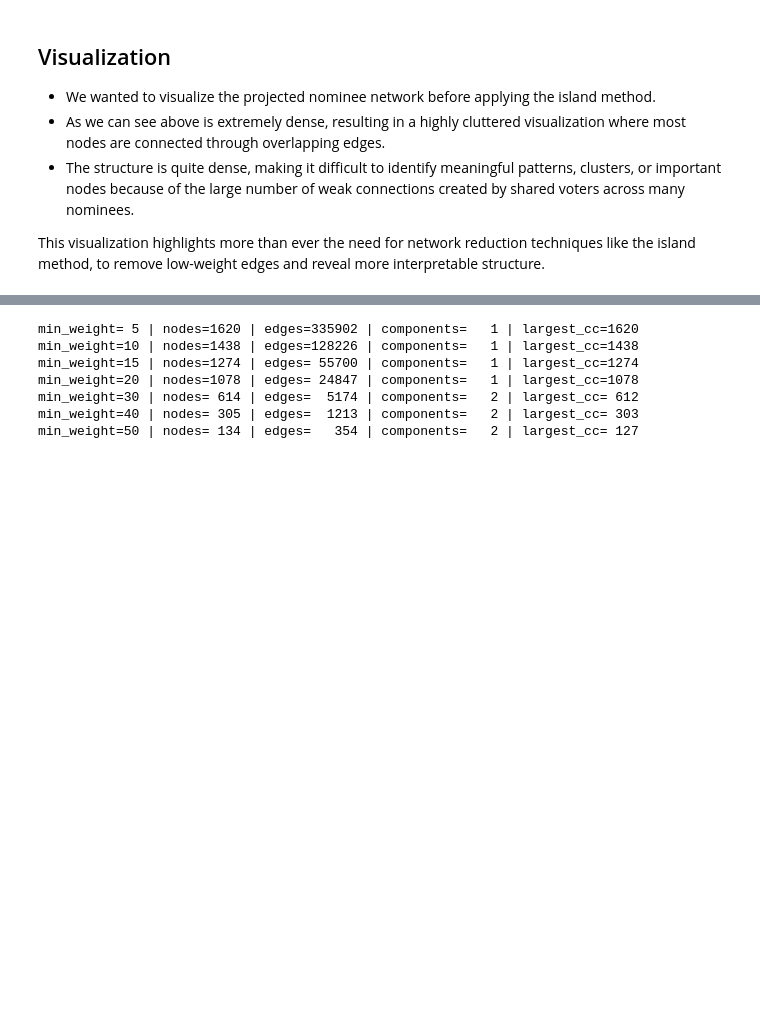
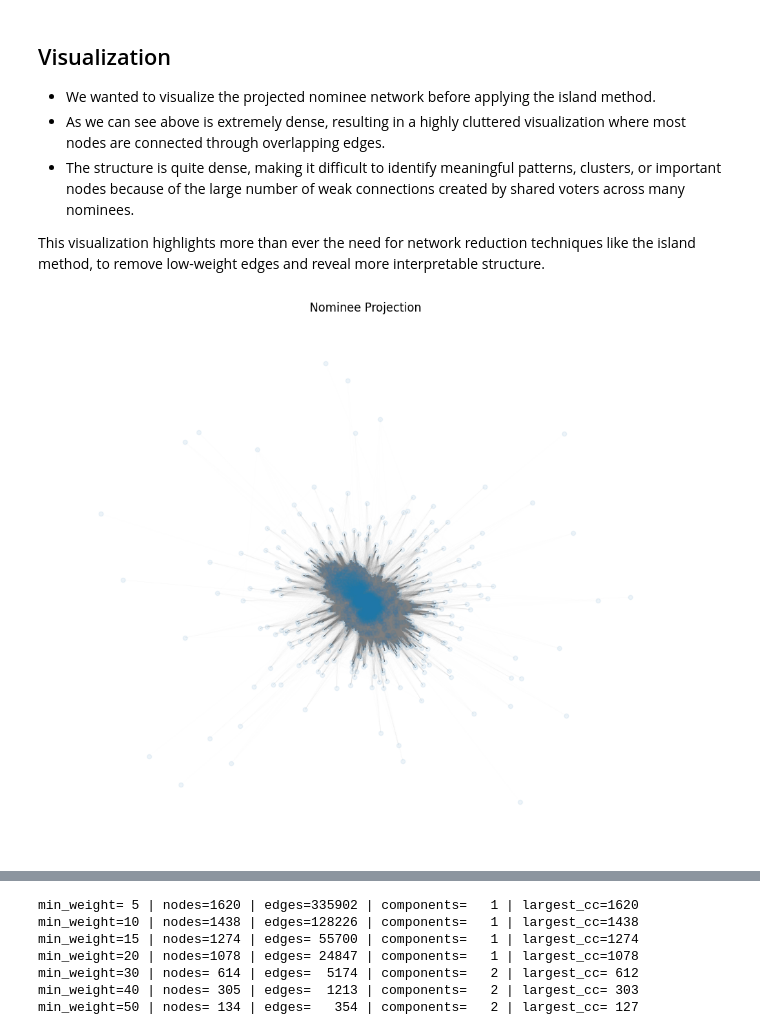
Before and after one commit to kevinhav/data_620, a Jupyter notebook: project2/Project2.ipynb, the cells around one changed output, grey strips where cells are left out. Cells and saved outputs as stored; diff of their text form; code cells hidden in the pictures; blank space fills up the shorter version.

```diff
--- a/project2/Project2.ipynb
+++ b/project2/Project2.ipynb
@@ -10,7 +12,8 @@ import matplotlib.pyplot as plt
 
 from networkx.algorithms import bipartite
 # %%
-file_path = "wikiElec.ElecBs3.txt.gz"
+cwd = os.getcwd()
+file_path = Path(f"{cwd}/project2/wikiElec.ElecBs3.txt.gz")
 # %% [markdown]
 ## Introduction
 
@@ -315,7 +319,9 @@ This suggests that while many nominees have minimal overlap in support, a few pa
 
 This may represent tightly connected groups or clusters within the network.
 # %%
-proj_components = sorted(nx.connected_components(nominee_projection), key=len, reverse=True)
+proj_components = sorted(
+    nx.connected_components(nominee_projection), key=len, reverse=True
+)
 largest_proj_nodes = proj_components[0]
 largest_proj_cc = nominee_projection.subgraph(largest_proj_nodes).copy()
 
@@ -353,3 +338,24 @@ plt.show()
 - The structure is quite dense, making it difficult to identify meaningful patterns, clusters, or important nodes because of the large number of weak connections created by shared voters across many nominees.
 
 This visualization highlights more than ever the need for network reduction techniques like the island method, to remove low-weight edges and reveal more interpretable structure.
+# %%
+plt.figure(figsize=(12, 10))
+
+pos_before = nx.spring_layout(largest_proj_cc, seed=42, k=0.15)
+
+nx.draw_networkx(
+    largest_proj_cc,
+    pos=pos_before,
+    with_labels=False,
+    node_size=20,
+    node_color="#1f77b4",
+    width=0.05,
+    edge_color="gray",
+    alpha=0.08,
+)
+
+plt.title("Nominee Projection")
+plt.axis("off")
+plt.show()
+# %% [output]
+[figure, added]
```
Also changed, not shown: parts of 24 cells of this notebook, 3 other files.
